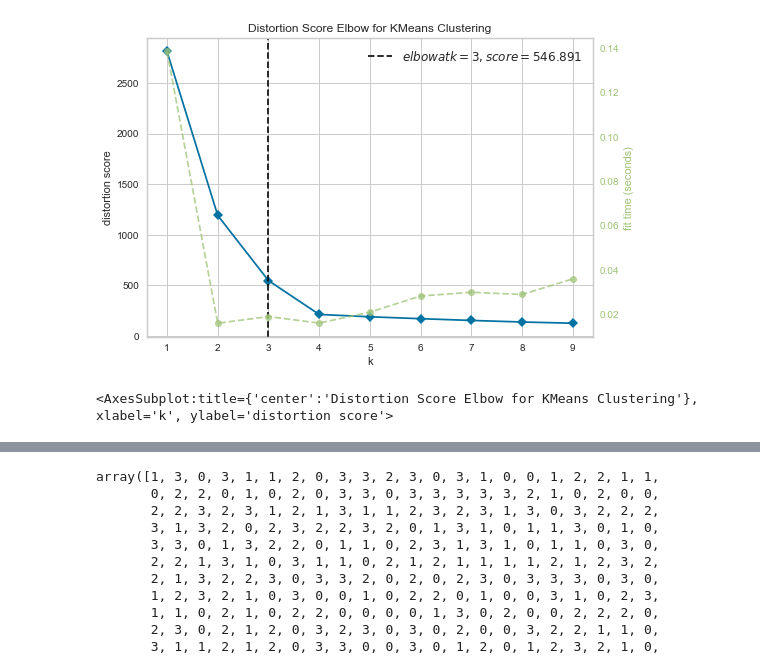
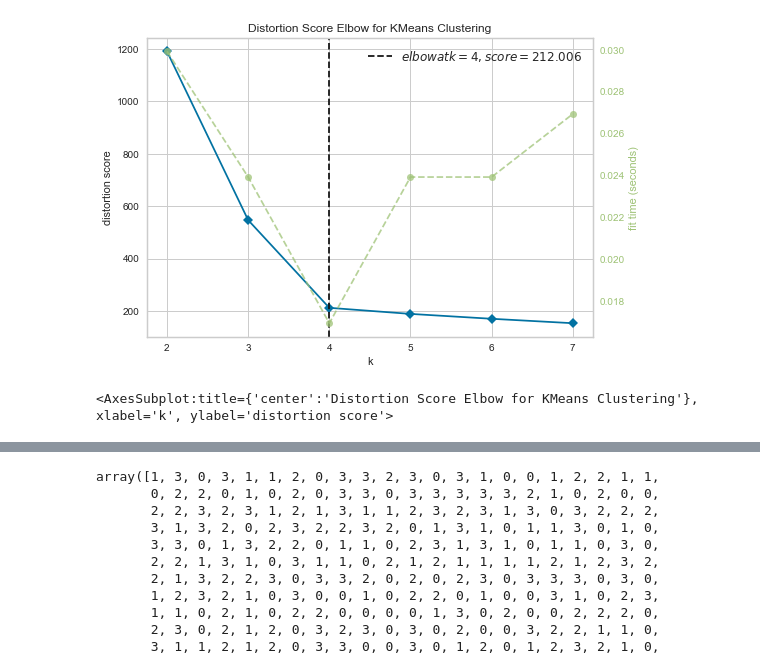
Before and after one commit to pingwang123/CSCI-6020_Group13, a Jupyter notebook: HW2/hw2-kmeans.ipynb, the cells around one changed output, grey strips where cells are left out. Drawn from its saved outputs; the diff is of its cells as text; code cells hidden in the pictures.

```diff
--- a/HW2/hw2-kmeans.ipynb
+++ b/HW2/hw2-kmeans.ipynb
@@ -76,10 +67,10 @@ from yellowbrick.cluster import KElbowVisualizer
 # %%
 # Instantiate the clustering model and visualizer
 model = KMeans()
-visualizer = KElbowVisualizer(model, k=(1,10))
+visualizer = KElbowVisualizer(model, k=(2,8))
 
 visualizer.fit(X)        # Fit the data to the visualizer
 visualizer.show()        # Finalize and render the figure
 # %% [output]
-[figure, old version]
+[figure, new version]
 <AxesSubplot:title={'center':'Distortion Score Elbow for KMeans Clustering'}, xlabel='k', ylabel='distortion score'>
```
Also changed, not shown: parts of 12 cells of this notebook, 2 other files.
